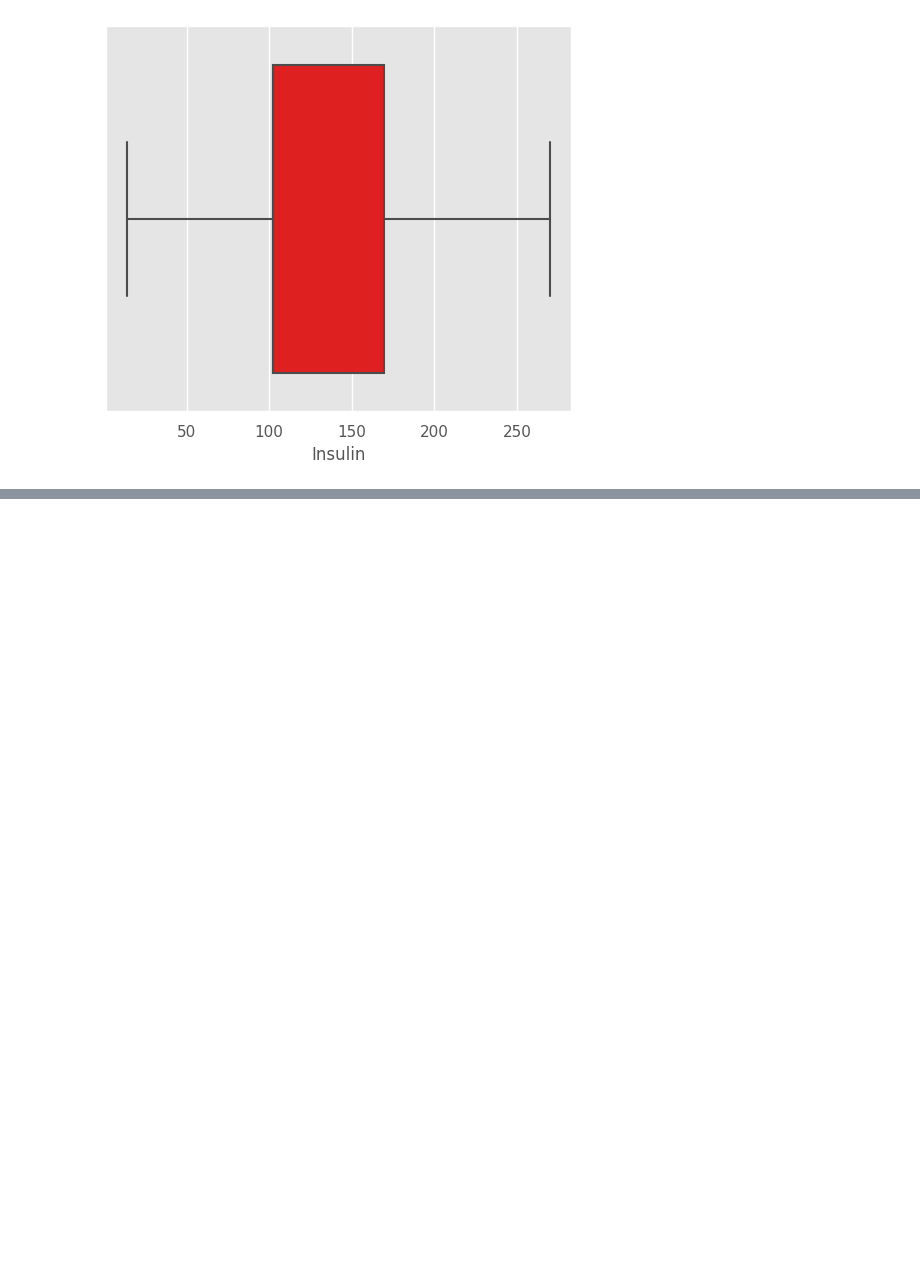
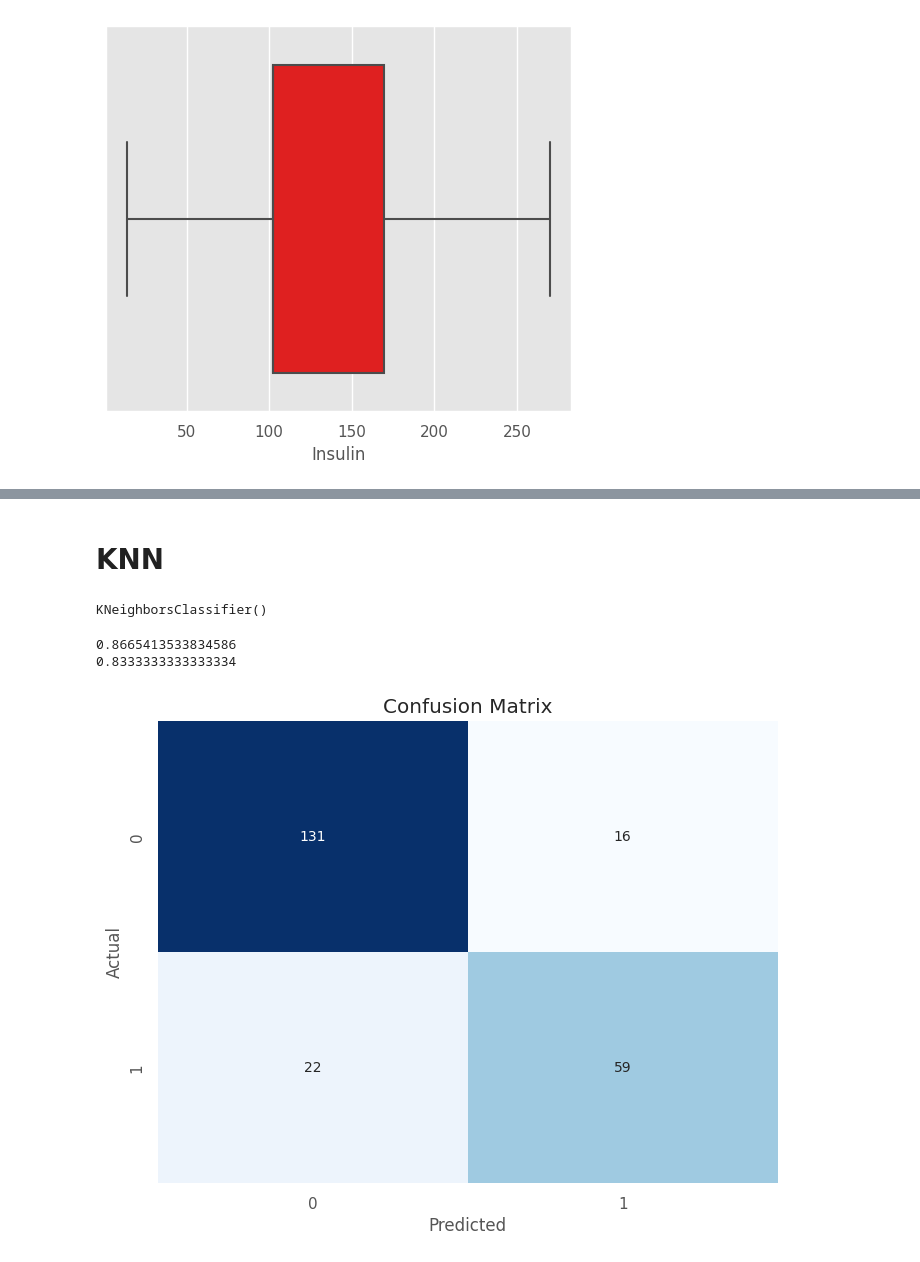
Before and after one commit to DurjoyAcharya/Diabetes-Prediction, a Jupyter notebook: Diabetes_Prediction.ipynb, the cells around one changed output, grey strips where cells are left out. Cells and saved outputs as stored; diff of their text form; code cells hidden in the pictures; blank space fills up the shorter version.

```diff
--- a/Diabetes_Prediction.ipynb
+++ b/Diabetes_Prediction.ipynb
@@ -333,0 +661,40 @@ sns.boxplot(x = data_frame["Insulin"], color="red");
+# %% [markdown]
+# KNN
+# %%
+from sklearn.neighbors import KNeighborsClassifier
+
+knn = KNeighborsClassifier()
+knn.fit(X_train, y_train)
+# %% [output]
+KNeighborsClassifier()
+# %%
+# model predictions
+
+y_pred = knn.predict(X_test)
+# %%
+# accuracy score
+
+print(accuracy_score(y_train, knn.predict(X_train)))
+
+knn_acc = accuracy_score(y_test, knn.predict(X_test))
+print(knn_acc)
+# %% [output]
+0.8665413533834586
+0.8333333333333334
+# %%
+from sklearn.metrics import confusion_matrix
+import seaborn as sns
+import matplotlib.pyplot as plt
+
+# Assuming y_test and y_pred are your actual and predicted labels, respectively
+cm = confusion_matrix(y_test, y_pred)
+
+# Plotting the confusion matrix using seaborn
+plt.figure(figsize=(8, 6))
+sns.heatmap(cm, annot=True, fmt="d", cmap="Blues", cbar=False)
+plt.xlabel("Predicted")
+plt.ylabel("Actual")
+plt.title("Confusion Matrix")
+plt.show()
+# %% [output]
+[figure, added]
```
Also changed, not shown: parts of 41 cells of this notebook.
